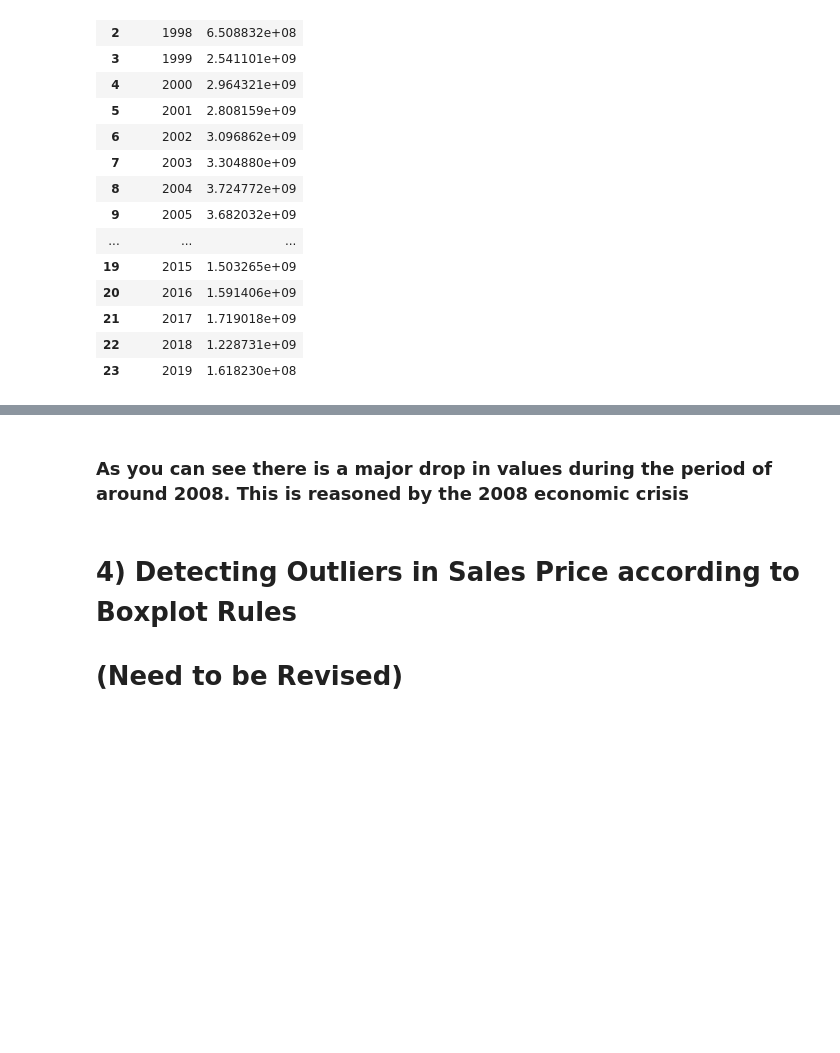
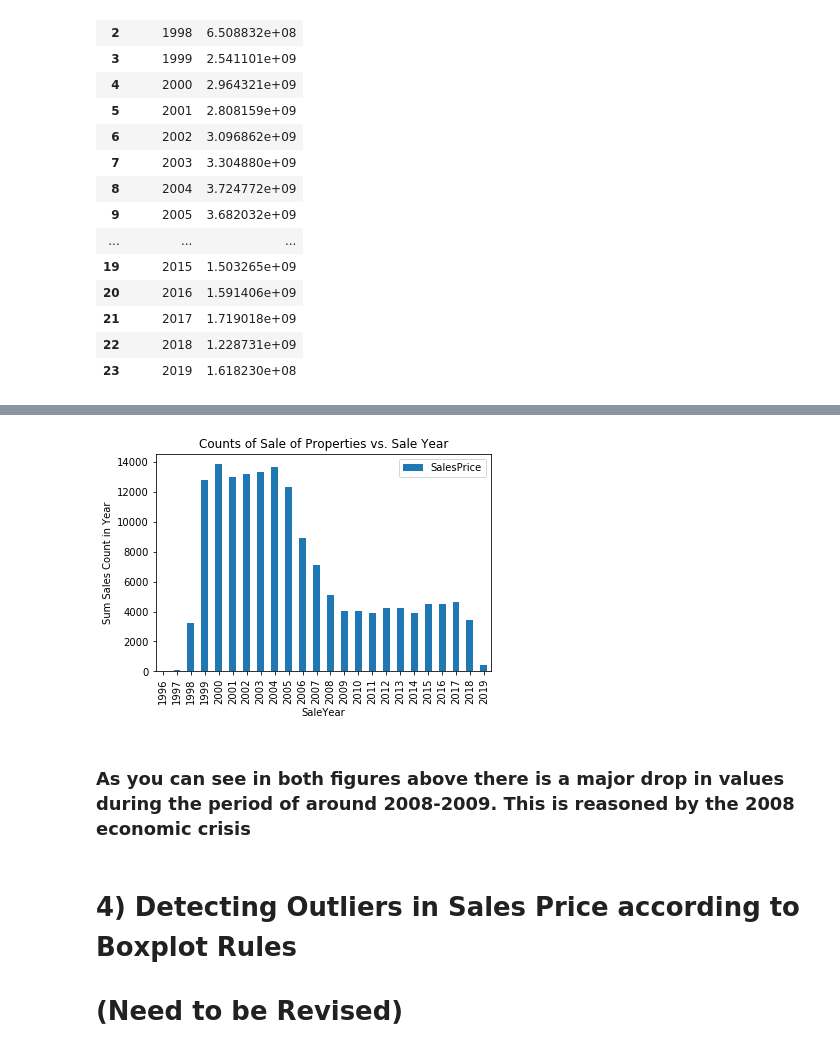
Before and after one commit to gassergalalali/MST-IST-5520-SP2020-Group-7, a Jupyter notebook: Milestone 2/3.SummarizationAndVisualization.ipynb, the cells around one changed output, grey strips where cells are left out. Saved outputs shown, nothing was run; the diff lists cells and outputs as text; code cells hidden in the pictures; blank space fills up the shorter version.

```diff
--- a/Milestone 2/3.SummarizationAndVisualization.ipynb
+++ b/Milestone 2/3.SummarizationAndVisualization.ipynb
@@ -224,5 +225,14 @@ plt.show()
+# %%
+df2 = pd.crosstab(index=dtnew['SaleYear'],columns="SalesPrice")
+df2 = df2.reset_index()
+df2.plot.bar(x='SaleYear', y='SalesPrice', rot=90)
+plt.title('Counts of Sale of Properties vs. Sale Year')
+plt.ylabel('Sum Sales Count in Year')
+plt.show()
+# %% [output]
+[figure, added]
 # %% [markdown]
-### As you can see there is a major drop in values during the period of around 2008. This is reasoned by the 2008 economic crisis
+### As you can see in both figures above there is a major drop in values during the period of around 2008-2009. This is reasoned by the 2008 economic crisis
 # %% [markdown]
 # 4) Detecting Outliers in Sales Price according to Boxplot Rules
 # (Need to be Revised)
```
Also changed, not shown: parts of 1 cell of this notebook.
